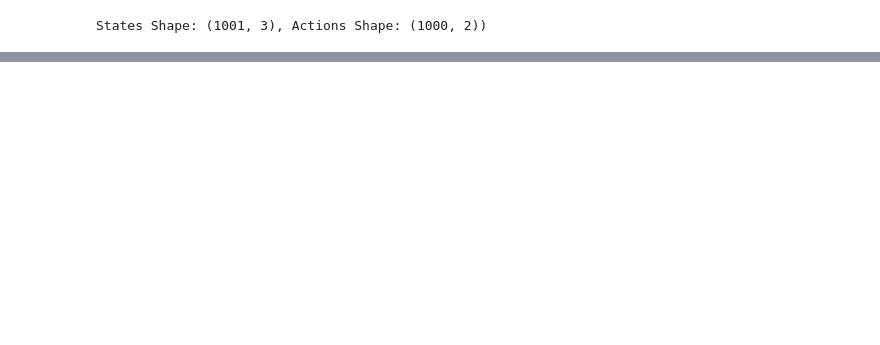
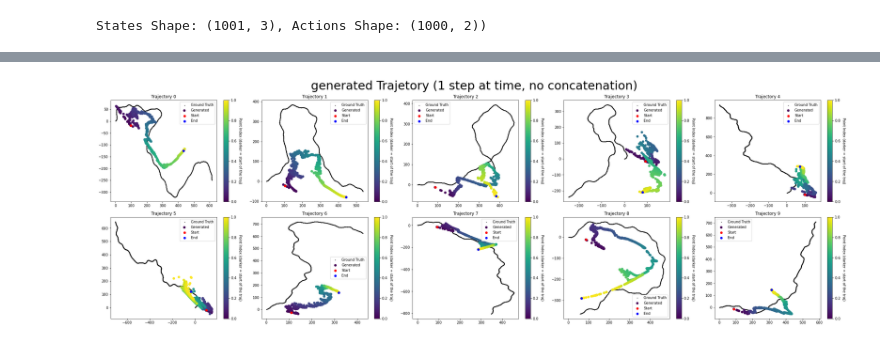
Before and after one commit to neverorfrog/simple_neural_mpc, a Jupyter notebook: dev_notebook/test.ipynb, the cells around one changed output, grey strips where cells are left out. Cells and saved outputs as stored; diff of their text form; code cells hidden in the pictures; blank space fills up the shorter version.

Commit message:
oscillator notebook: contains a refined version of the Pinn-c. The difference respect the old stuff is on how we manage the data. The net (here not wrap in classes) is the same of pinn_uniKin_learner

```diff
--- a/dev_notebook/test.ipynb
+++ b/dev_notebook/test.ipynb
@@ -83,13 +83,13 @@ X, Y = [], []
 # Structure: [robot_pose, control_actions, time]
 
 delta_t = 0.3
-for demo in range(len(demo_len)):
+for demo in range(1, len(demo_len)):
     for i in range(demo_len[demo] - 1):
-        x0 = np.hstack((states[i, :], actions[i], 0))
+        x0 = np.hstack((states[i*demo, :], actions[i*demo], 0))
         y0 = states[i, :]
 
-        x1 = np.hstack((states[i, :], actions[i], 0.3))
-        y1 = states[i+1, :]
+        x1 = np.hstack((states[i*demo, :], actions[i*demo], 0.3))
+        y1 = states[demo*i+1, :]
 
         X.append(torch.FloatTensor(x0))
         X.append(torch.FloatTensor(x1))
@@ -317,8 +319,11 @@ learner = PINNLearnerDEMA(dataset_tensor,
                           device='cuda')
 
 learner.physic_weight = 1
-learner.boundary_weight = 1
-learner.imit_weight = 1
+learner.boundary_weight = 0.00001
+learner.imit_weight = 0.0005
+
+learner.batch_size = 100
+learner.sample_batch_size = 10_000
 
 j_adam = 0
 j_LFGBS = 0
@@ -381,0 +375,69 @@ iter: (adam/LGFBS) 30000, 491, loss: 31.503189086914062
+# %%
+# Number of trajectories to evaluate
+num_trajectories = len(STAT)
+
+# Determine the layout of subplots with more columns than rows
+cols = int(np.ceil(np.sqrt(num_trajectories) * 1.5))  # Increase column count relative to rows
+rows = int(np.ceil(num_trajectories / cols))
+
+# Create the figure and subplots
+fig, axes = plt.subplots(rows, cols, figsize=(30, 10))
+axes = axes.flatten()  # Flatten in case of 2D axes for easier indexing
+
+for traj_id in range(num_trajectories):
+    ax = axes[traj_id]  # Get the current axis
+
+    # Get the state and actions for the current trajectory
+    sample_state = torch.FloatTensor(STAT[traj_id]).to('cuda')
+    sample_actions = torch.FloatTensor(ACT[traj_id]).to('cuda')
+    t = torch.FloatTensor([0.3]).to('cuda')
+
+    # Initialize the pair and generated trajectory
+    pair = torch.hstack((sample_state[0, :], sample_actions[0, :], t)).unsqueeze(0)
+    traj_generated = []
+
+    # Generate the trajectory using the neural network
+    for i in range(len(sample_actions)):
+        with torch.no_grad():
+            x_i = learner.model(pair).squeeze()
+            pair = torch.hstack((
+                #x_i,
+                sample_state[i, :],
+                sample_actions[i, :],
+                t)).unsqueeze(0).to('cuda')
+            traj_generated.append(x_i.cpu().numpy())
+
+    # Convert the generated trajectory to a numpy array
+    traj = np.array(traj_generated)
+
+    # Create the colormap for the trajectory
+    color_id = np.linspace(0, 1, len(traj))
+    cmap = plt.get_cmap('viridis')
+    colors = cmap(color_id)
+
+    # Plot the ground truth trajectory
+    ax.scatter(STAT[traj_id][:, 0], STAT[traj_id][:, 1], color='black', s=1, label='Ground Truth')
+
+    # Plot the generated trajectory
+    scatter = ax.scatter(traj[:, 0], traj[:, 1], color=colors, label='Generated')
+    ax.scatter(traj[0, 0], traj[0, 1], color='red', label='Start')
+    ax.scatter(traj[-1, 0], traj[-1, 1], color='blue', label='End')
+
+    # Add a colorbar to show the progression of the trajectory
+    cbar = fig.colorbar(scatter, ax=ax)
+    cbar.set_label("Point Index (darker = start of the traj)", rotation=270, labelpad=15)
+
+    # Add title and legend
+    ax.set_title(f'Trajectory {traj_id}')
+    ax.legend()
+
+# Hide any unused subplots
+for i in range(num_trajectories, len(axes)):
+    axes[i].axis('off')
+
+# Adjust layout and show the plot
+plt.suptitle("generated Trajetory (1 step at time, no concatenation)",  fontsize=34)
+plt.tight_layout()
+plt.show()
+# %% [output]
+[figure, added]
```
Also changed, not shown: parts of 8 cells of this notebook, 28 other files.
